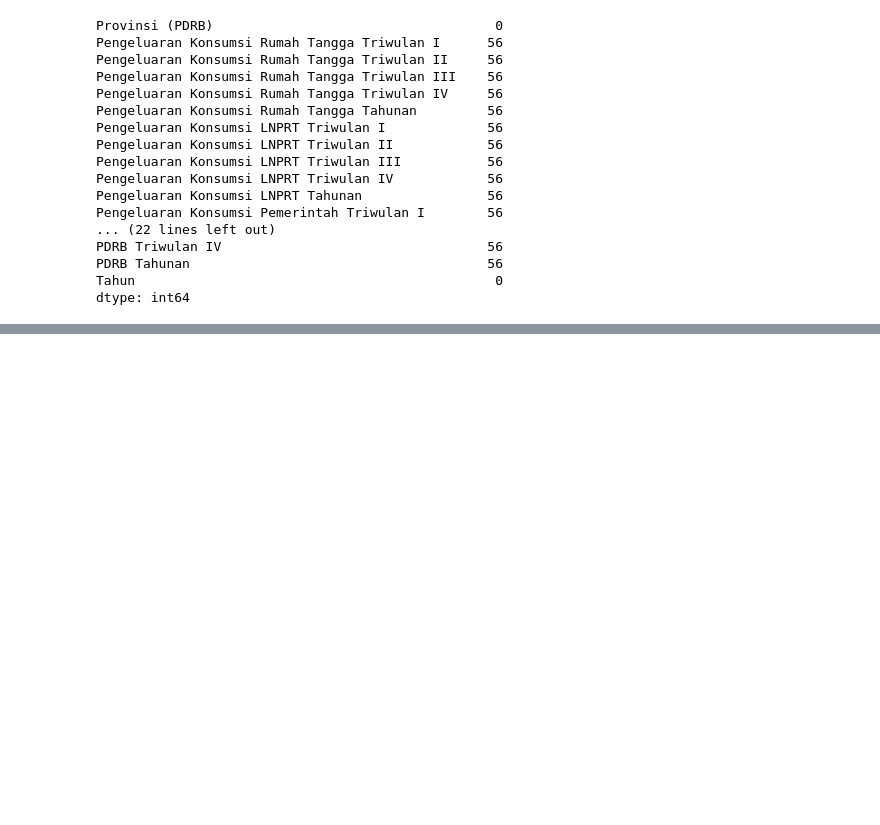
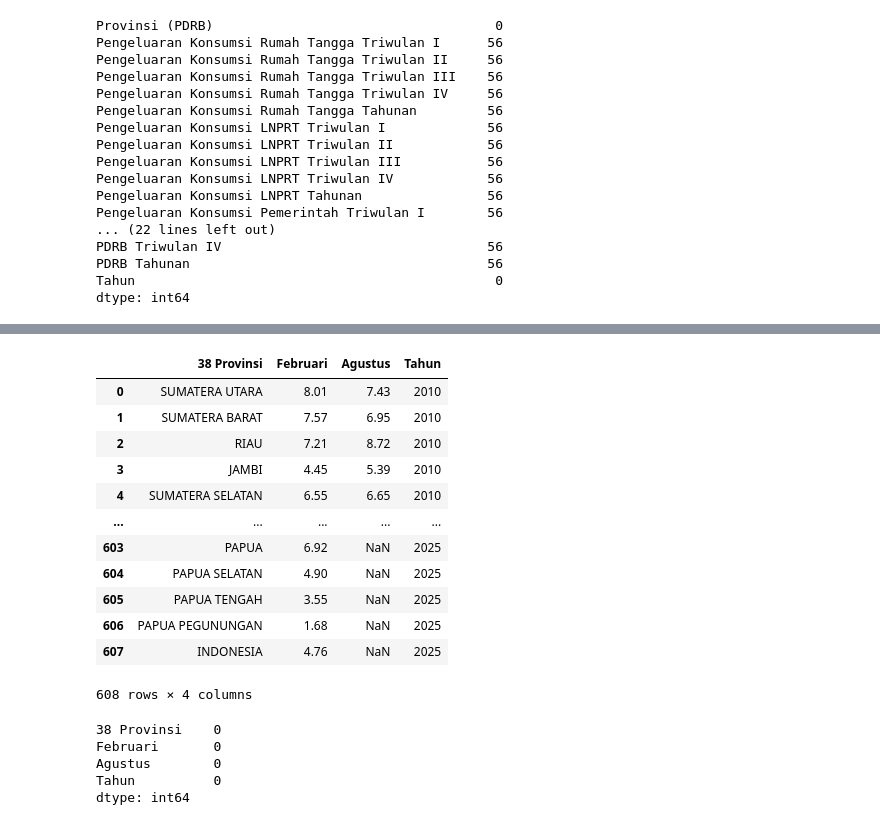
Before and after one commit to yusufimantaka/gamadata-2, a Jupyter notebook: data-cleaning.ipynb, the cells around one changed output, grey strips where cells are left out. Cells and saved outputs as stored; diff of their text form; code cells hidden in the pictures; blank space fills up the shorter version.

Commit message:
update tingkat pengangguran

```diff
--- a/data-cleaning.ipynb
+++ b/data-cleaning.ipynb
@@ -303,0 +306,7 @@ df_PDRB.to_csv('data-cleaned/PDRB_cleaned.csv')
+# %%
+dfp = {}
+
+for tahun in range(2010, 2026):
+    file = f"data/Tingkat Pengangguran Terbuka Menurut Provinsi, {tahun}.csv"
+    df_pd = pd.read_csv(file)
+    dfp[tahun] = df_pd
@@ -303,0 +327,29 @@ df_PDRB.to_csv('data-cleaned/PDRB_cleaned.csv')
+# %%
+for tahun in range(2010, 2026):
+    dfp[tahun] = dfp[tahun].iloc[4:].reset_index(drop=True).drop(columns = ['Unnamed: 3'])
+    dfp[tahun] = dfp[tahun].rename(columns={'Unnamed: 1': 'Februari', 'Unnamed: 2': 'Agustus'})
+    dfp[tahun]['Tahun'] = tahun
+# %%
+pengangguran = pd.concat([dfp[tahun] for tahun in range(2010, 2026)],ignore_index = True)
+# %%
+provinsi = ['38 Provinsi']
+kolom_numerik = [col for col in pengangguran.columns if col not in provinsi]
+
+for col in kolom_numerik:
+    pengangguran[col] = pd.to_numeric(pengangguran[col], errors='coerce')
+# %%
+pengangguran
+# %% [output]
+|  | 38 Provinsi | Februari | Agustus | Tahun |
+| 0 | SUMATERA UTARA | 8.01 | 7.43 | 2010 |
+| 1 | SUMATERA BARAT | 7.57 | 6.95 | 2010 |
+| 2 | RIAU | 7.21 | 8.72 | 2010 |
+| 3 | JAMBI | 4.45 | 5.39 | 2010 |
+| 4 | SUMATERA SELATAN | 6.55 | 6.65 | 2010 |
+| ... | ... | ... | ... | ... |
+| 603 | PAPUA | 6.92 | NaN | 2025 |
+| 604 | PAPUA SELATAN | 4.90 | NaN | 2025 |
+| 605 | PAPUA TENGAH | 3.55 | NaN | 2025 |
+| 606 | PAPUA PEGUNUNGAN | 1.68 | NaN | 2025 |
+| 607 | INDONESIA | 4.76 | NaN | 2025 |
+608 rows × 4 columns
@@ -303,0 +364,8 @@ df_PDRB.to_csv('data-cleaned/PDRB_cleaned.csv')
+# %%
+pengangguran.isnull().sum()
+# %% [output]
+38 Provinsi    0
+Februari       0
+Agustus        0
+Tahun          0
+dtype: int64
```
Also changed, not shown: parts of 4 cells of this notebook, 1 other file.
